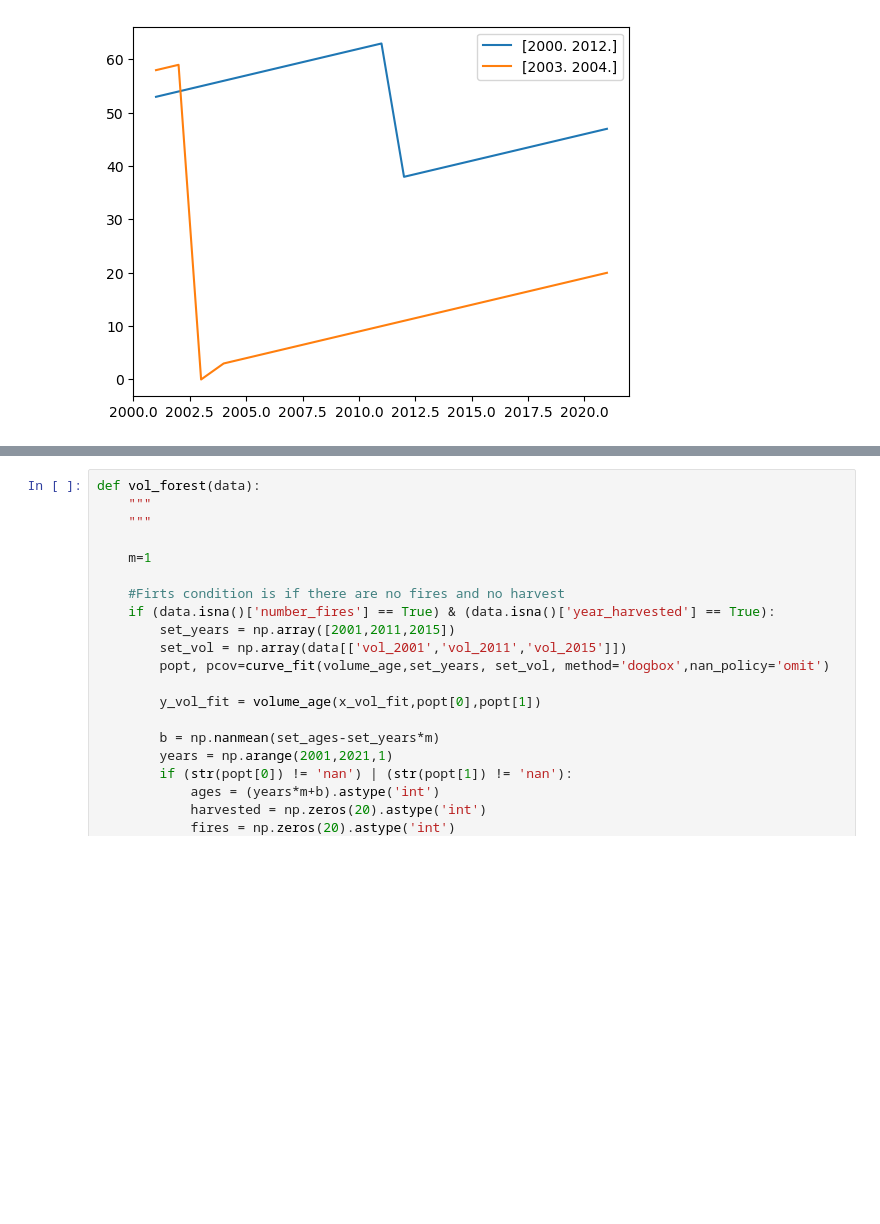
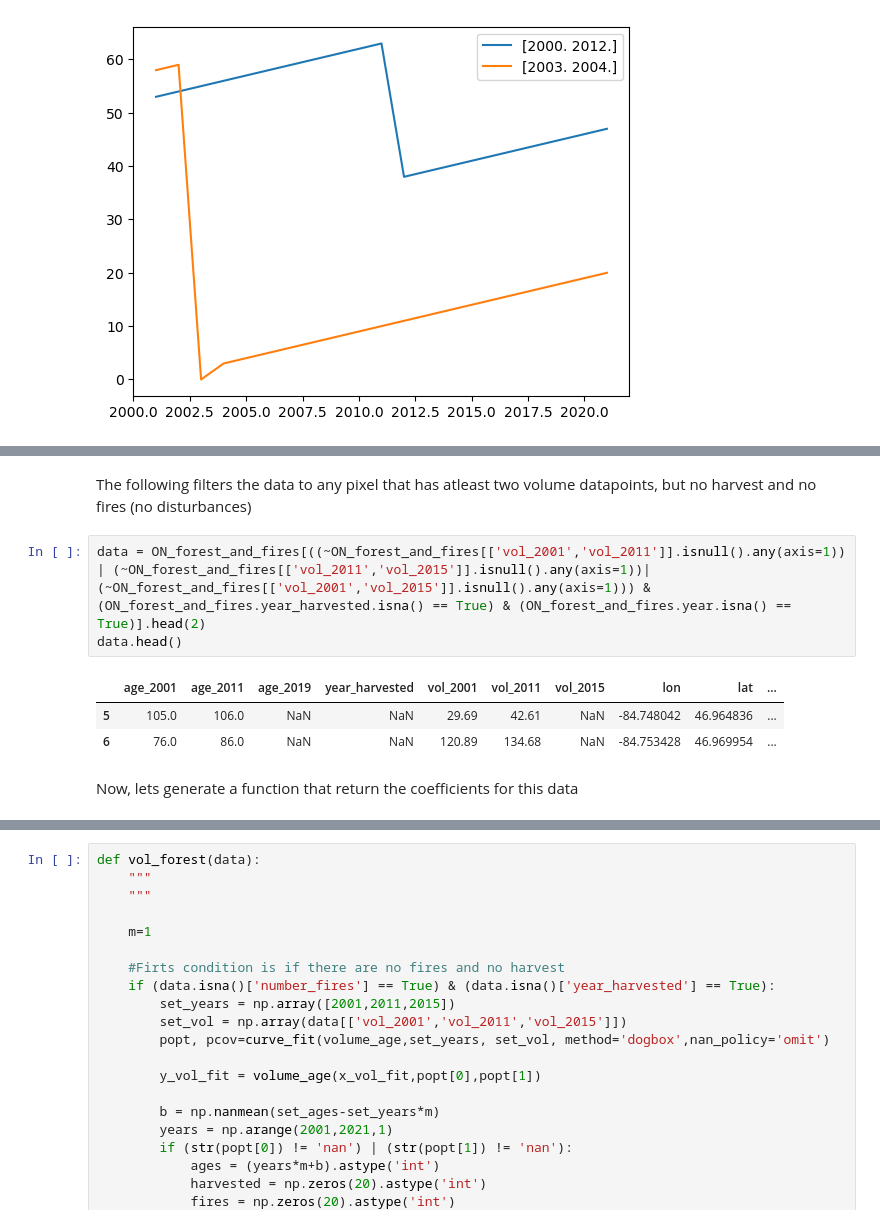
Before and after one commit to AntoinePepin6/Ontario-Geographers-Project, a Jupyter notebook: Forest Data 3 Merge Forest with Fire Data.ipynb, the cells around one changed output, grey strips where cells are left out. Drawn from its saved outputs; the diff is of its cells as text; blank space fills up the shorter version.

Commit message:
Finished age approx funciton, working on volume

```diff
--- a/Forest Data 3 Merge Forest with Fire Data.ipynb
+++ b/Forest Data 3 Merge Forest with Fire Data.ipynb
@@ -894,0 +827,11 @@ for i in range(len(data)):
+# %% [markdown]
+The following filters the data to any pixel that has atleast two volume datapoints, but no harvest and no fires (no disturbances)
+# %%
+data = ON_forest_and_fires[((~ON_forest_and_fires[['vol_2001','vol_2011']].isnull().any(axis=1)) | (~ON_forest_and_fires[['vol_2011','vol_2015']].isnull().any(axis=1))| (~ON_forest_and_fires[['vol_2001','vol_2015']].isnull().any(axis=1))) & (ON_forest_and_fires.year_harvested.isna() == True) & (ON_forest_and_fires.year.isna() == True)].head(2)
+data.head()
+# %% [output]
+|  | age_2001 | age_2011 | age_2019 | year_harvested | vol_2001 | vol_2011 | vol_2015 | lon | lat | ... |
+| 5 | 105.0 | 106.0 | NaN | NaN | 29.69 | 42.61 | NaN | -84.748042 | 46.964836 | ... |
+| 6 | 76.0 | 86.0 | NaN | NaN | 120.89 | 134.68 | NaN | -84.753428 | 46.969954 | ... |
+# %% [markdown]
+Now, lets generate a function that return the coefficients for this data
```
Also changed, not shown: parts of 29 cells of this notebook.
